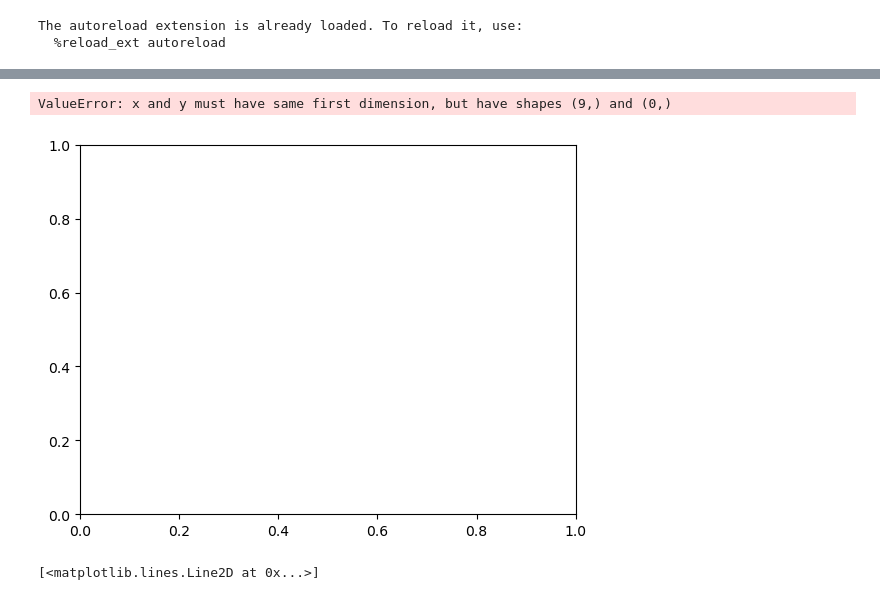
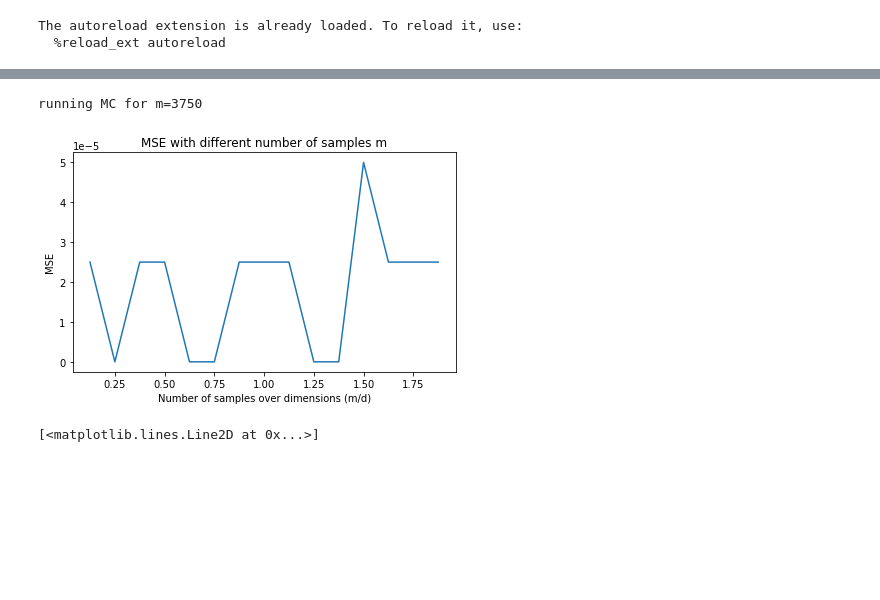
Before and after one commit to michelelupini/MC-project, a Jupyter notebook: main.ipynb, the cells around one changed output, grey strips where cells are left out. Saved outputs shown, nothing was run; the diff lists cells and outputs as text; code cells hidden in the pictures; blank space fills up the shorter version.

```diff
--- a/main.ipynb
+++ b/main.ipynb
@@ -63,12 +88,21 @@ plt.plot(get_sampling_losses_fixed_ones(iterations, 0.5, m, d, s))
-# %%
-losses_with_different_m = []
-m_values = np.arange(500,5000, 500)
-for m_value in  m_values:
-    losses_with_different_m.append(get_sampling_losses_fixed_ones(iterations, 0.5, m_value, d, s)[-1])
-plt.plot(m_values / d, losses_with_different_m)
-# %% [output]
-ValueError: x and y must have same first dimension, but have shapes (9,) and (0,)
-[figure, removed]
+# %%
+losses_with_different_m1 = []
+m_values = np.arange(250,4000, 250)
+for m_value in  m_values:
+    print(f'running MC for m={m_value}', end='\r')
+    losses_with_different_m1.append(get_sampling_losses_fixed_ones(iterations, 0.1, m_value, d, s)[-1])
+
+plt.plot(m_values / d, losses_with_different_m1)
+
+plt.ylabel('MSE')
+plt.xlabel('Number of samples over dimensions (m/d)')
+plt.title('MSE with different number of samples m')
+plt.tight_layout()
+
+plt.savefig('q2_ex6_minimum_m_to_recover.jpg')
+# %% [output]
+running MC for m=3750
+[figure, added]
 # %%
 def generate_data(m, d, s):
     X = np.random.normal(0, 1, (m, d))
```
Also changed, not shown: parts of 4 cells of this notebook, 6 other files.
